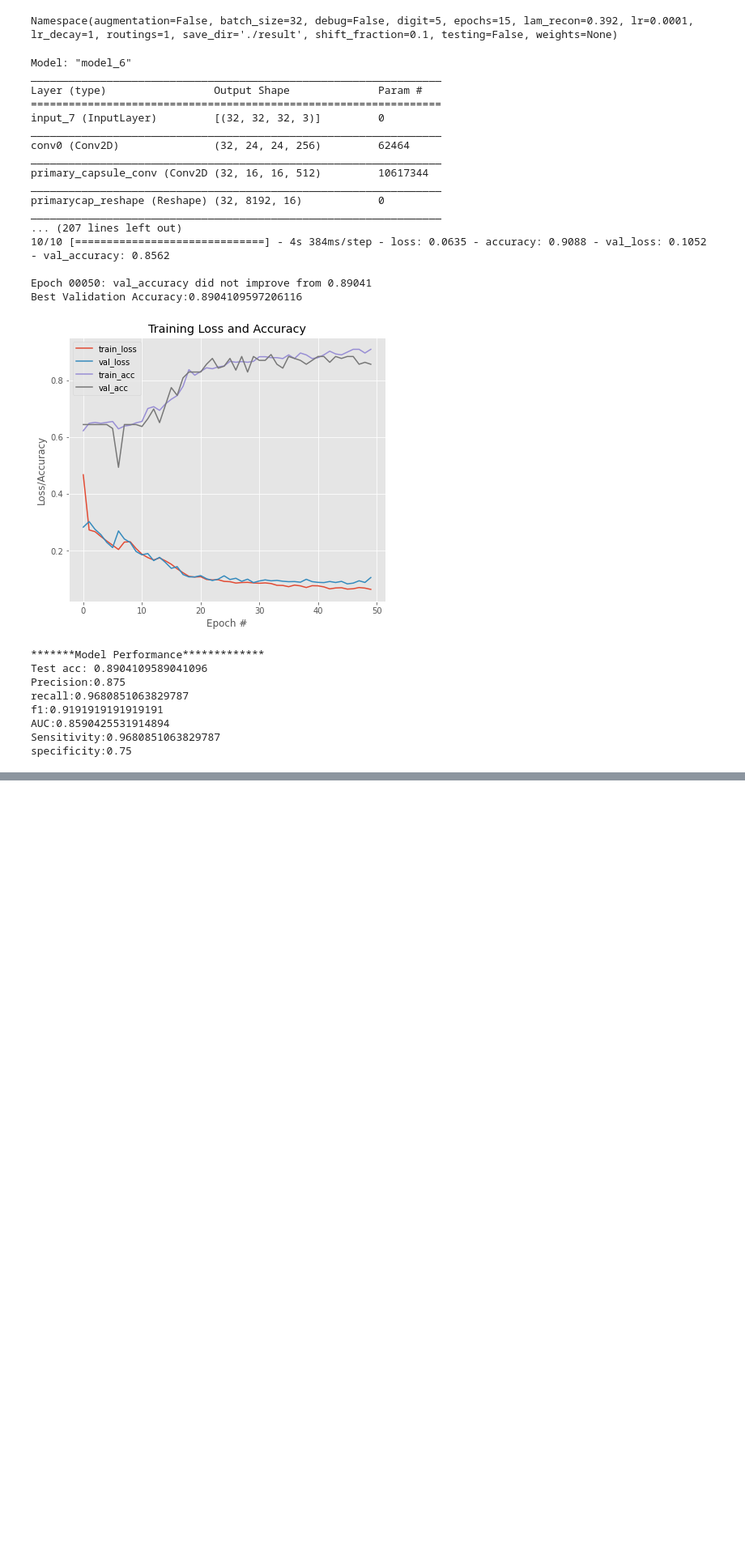
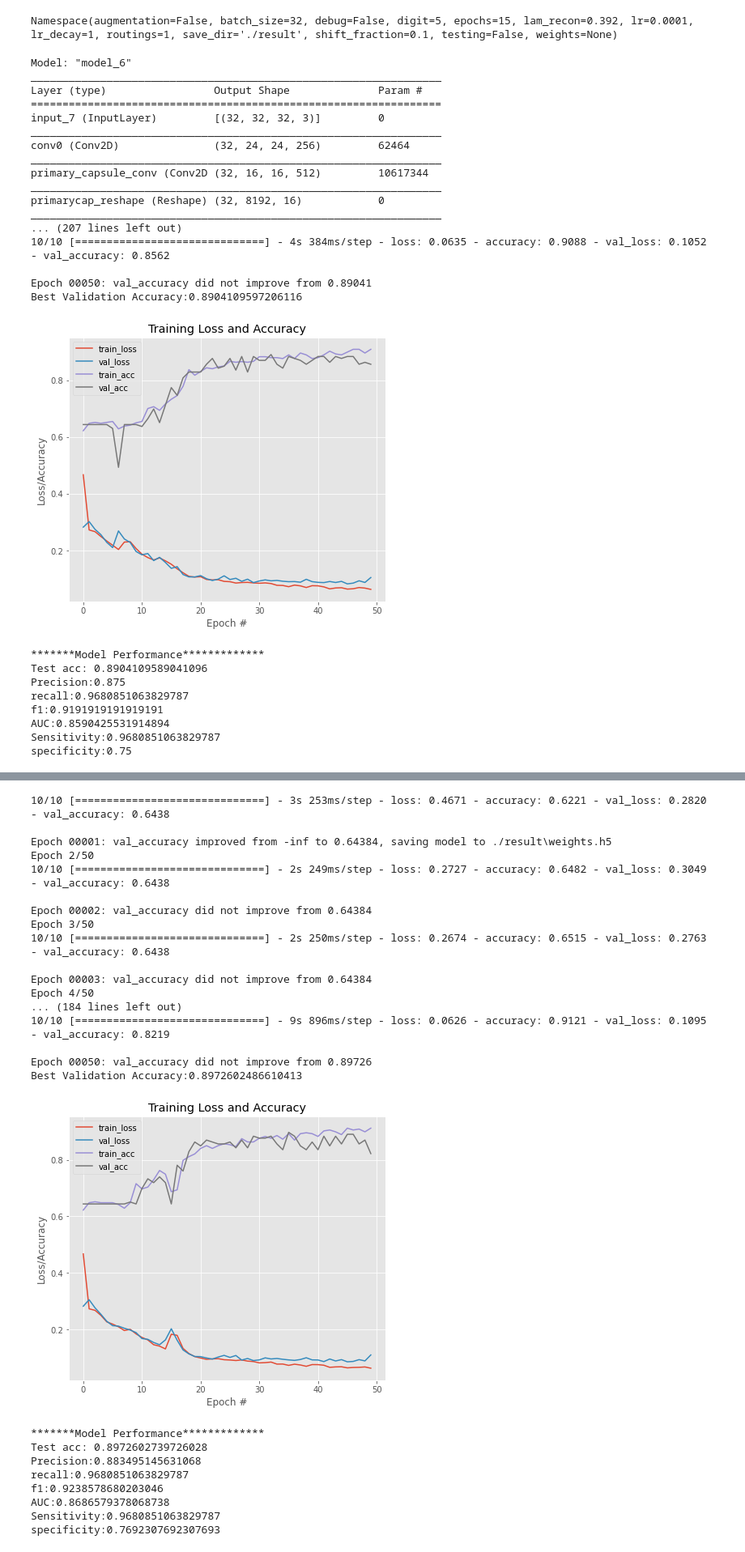
Before and after one commit to gyanendar/ms_project, a Jupyter notebook: capsnetWithoutDeocder.ipynb, the cells around one changed output, grey strips where cells are left out. Shown at 81% size. Drawn from its saved outputs; the diff is of its cells as text; code cells hidden in the pictures; blank space fills up the shorter version.

Commit message:
Updated_result

```diff
--- a/capsnetWithoutDeocder.ipynb
+++ b/capsnetWithoutDeocder.ipynb
@@ -63,9 +86,9 @@ def squash(vectors, axis=-1):
     """
     Vector length is treated as probability which should lies between 0 and 1. This
     function brings the vector length in the range of 0 and 1
-    :param vectors: vectors to be squashed, N-dim tensor
-    :param axis: the axis to squash
-    :return: a Tensor with same shape as input vectors
+    @param vectors: vectors to be squashed, N-dim tensor
+    @param axis: the axis to squash
+    @return: a Tensor with same shape as input vectors
     """
     s_squared_norm = tf.reduce_sum(tf.square(vectors), axis, keepdims=True)
     scale = s_squared_norm / (1 + s_squared_norm) / tf.sqrt(s_squared_norm + K.epsilon())
@@ -78,9 +101,9 @@ class CapsuleLayer(layers.Layer):
     neuron from the former layer, and it has `out_num` output neurons. CapsuleLayer just expand the output of the neuron
     from scalar to vector. So its input shape = [None, input_num_capsule, input_dim_capsule] and output shape = \
     [None, num_capsule, dim_capsule]. For Dense Layer, input_dim_capsule = dim_capsule = 1.
-    :param num_capsule: number of capsules in this layer
-    :param dim_capsule: dimension of the output vectors of the capsules in this layer
-    :param routings: number of iterations for the routing algorithm
+    @param num_capsule: number of capsules in this layer
+    @param dim_capsule: dimension of the output vectors of the capsules in this layer
+    @param routings: number of iterations for the routing algorithm
     """
     def __init__(self, num_capsule, dim_capsule, routings=3,
                  kernel_initializer='glorot_uniform',
@@ -165,10 +188,10 @@ class CapsuleLayer(layers.Layer):
 def PrimaryCap(inputs, dim_capsule, n_channels, kernel_size, strides, padding):
     """
     Apply Conv2D `n_channels` times and concatenate all capsules
-    :param inputs: 4D tensor, shape=[None, width, height, channels]
-    :param dim_capsule: the dim of the output vector of capsule
-    :param n_channels: the number of types of capsules
-    :return: output tensor, shape=[None, num_capsule, dim_capsule]
+    @param inputs: 4D tensor, shape=[None, width, height, channels]
+    @param dim_capsule: the dim of the output vector of capsule
+    @param n_channels: the number of types of capsules
+    @return: output tensor, shape=[None, num_capsule, dim_capsule]
     """
     output = layers.Conv2D(filters=dim_capsule*n_channels, kernel_size=kernel_size, strides=strides, padding=padding,
                            name='primarycap_conv2d')(inputs)
@@ -531,3 +599,11 @@ f1:0.9191919191919191
 AUC:0.8590425531914894
 Sensitivity:0.9680851063829787
 specificity:0.75
+# %%
+args = get_arguments()
+args.batch_size = 32
+args.epochs = 50
+args.routings = 3
+data = get_rim_one_dl()
+get_model_train_test(data,args)
+# %% [output]
@@ -533,0 +627,26 @@ specificity:0.75
+10/10 [==============================] - 3s 253ms/step - loss: 0.4671 - accuracy: 0.6221 - val_loss: 0.2820 - val_accuracy: 0.6438
+
+Epoch 00001: val_accuracy improved from -inf to 0.64384, saving model to ./result\weights.h5
+Epoch 2/50
+10/10 [==============================] - 2s 249ms/step - loss: 0.2727 - accuracy: 0.6482 - val_loss: 0.3049 - val_accuracy: 0.6438
+
+Epoch 00002: val_accuracy did not improve from 0.64384
+Epoch 3/50
+10/10 [==============================] - 2s 250ms/step - loss: 0.2674 - accuracy: 0.6515 - val_loss: 0.2763 - val_accuracy: 0.6438
+
+Epoch 00003: val_accuracy did not improve from 0.64384
+Epoch 4/50
+... (184 lines left out)
+10/10 [==============================] - 9s 896ms/step - loss: 0.0626 - accuracy: 0.9121 - val_loss: 0.1095 - val_accuracy: 0.8219
+
+Epoch 00050: val_accuracy did not improve from 0.89726
+Best Validation Accuracy:0.8972602486610413
+[figure, added]
+*******Model Performance*************
+Test acc: 0.8972602739726028
+Precision:0.883495145631068
+recall:0.9680851063829787
+f1:0.9238578680203046
+AUC:0.8686579378068738
+Sensitivity:0.9680851063829787
+specificity:0.7692307692307693
```
Also changed, not shown: parts of 22 cells of this notebook.
